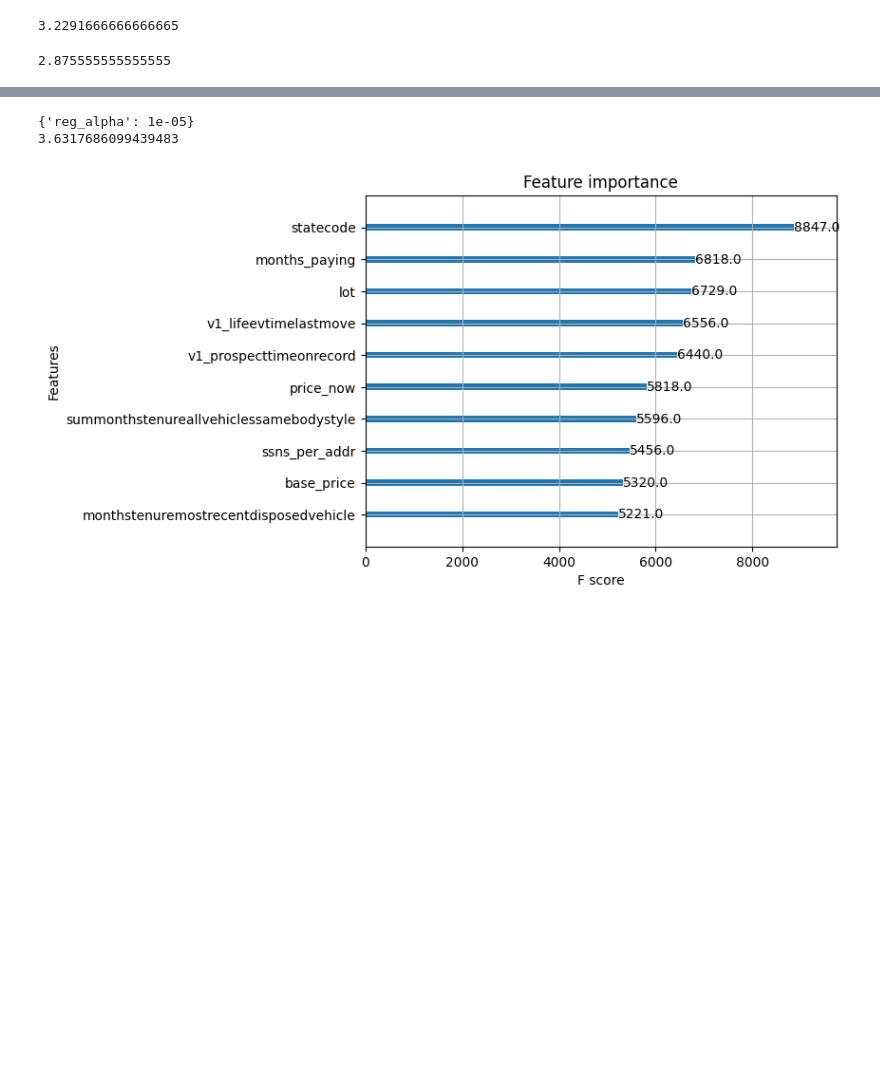
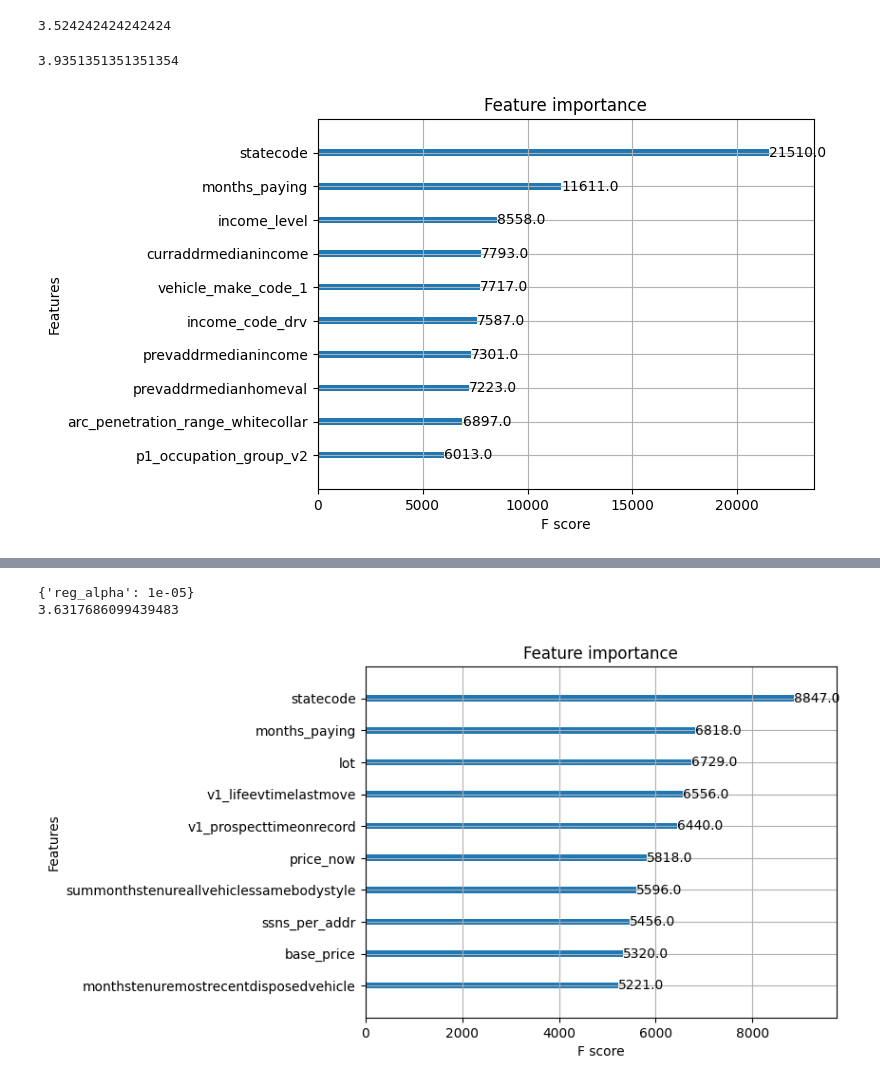
Before and after one commit to HardyChenRisk/ChurnRefit, a Jupyter notebook: Boosting.ipynb, the cells around one changed output, grey strips where cells are left out. Drawn from its saved outputs; the diff is of its cells as text; code cells hidden in the pictures; blank space fills up the shorter version.

```diff
--- a/Boosting.ipynb
+++ b/Boosting.ipynb
@@ -186,0 +237,9 @@ plt.show()
+# %%
+# use the best parameters to train the model
+#gs1 = XGBClassifier(scale_pos_weight = scale_pos_weight, learning_rate=0.1, n_estimators=140, max_depth=9,
+#                                        min_child_weight=1, gamma=0.4, subsample=0.9, colsample_bytree=0.7,
+#                                        objective= 'binary:logistic', nthread=-1, seed=27, enable_categorical=True)
+gs1 = XGBClassifier(scale_pos_weight = scale_pos_weight, learning_rate=0.01, n_estimators=200, max_depth=30,
+                                        min_child_weight=1, gamma=0, subsample=0.8, colsample_bytree=0.8,
+                                        objective= 'binary:logistic', nthread=-1, seed=27, enable_categorical=True)
+gs1.fit(train.drop(columns=['OneMonth_target']), train['OneMonth_target'])
@@ -193,5 +262,5 @@ selected_features.remove('OneMonth_target')
 # %%
-valid['pred'] = gs1.predict_proba(valid[selected_features])[:, 1]
+valid['pred'] = gs1.predict_proba(valid[train.columns].drop(columns=['OneMonth_target']))[:, 1]
 valid['OneMonth_target'] = OneMonth_target_valid
 # sort prob in order
 valid.sort_values(by='pred', ascending=True, inplace=True)
@@ -206,9 +275,9 @@ rate_0 = test_group[test_group['group'] == 0]['rate'].values[0]
 rate_9 = test_group[test_group['group'] == 9]['rate'].values[0]
 rate_9 / rate_0
 # %% [output]
-3.2291666666666665
+3.524242424242424
 # %%
-test['pred'] = gs1.predict_proba(test[selected_features])[:, 1]
+test['pred'] = gs1.predict_proba(test[train.columns].drop(columns=['OneMonth_target']))[:, 1]
 test['OneMonth_target'] = OneMonth_target_test
 # sort prob in order
 test.sort_values(by='pred', ascending=True, inplace=True)
@@ -223,4 +292,12 @@ rate_0 = test_group[test_group['group'] == 0]['rate'].values[0]
 rate_9 = test_group[test_group['group'] == 9]['rate'].values[0]
 rate_9 / rate_0
 # %% [output]
-2.875555555555555
+3.9351351351351354
+# %%
+# get the gs1 most important features
+import matplotlib.pyplot as plt
+from xgboost import plot_importance
+plot_importance(gs1, max_num_features=10)
+plt.show()
+# %% [output]
+[figure, added]
```
Also changed, not shown: parts of 44 cells of this notebook, 4 other files.
